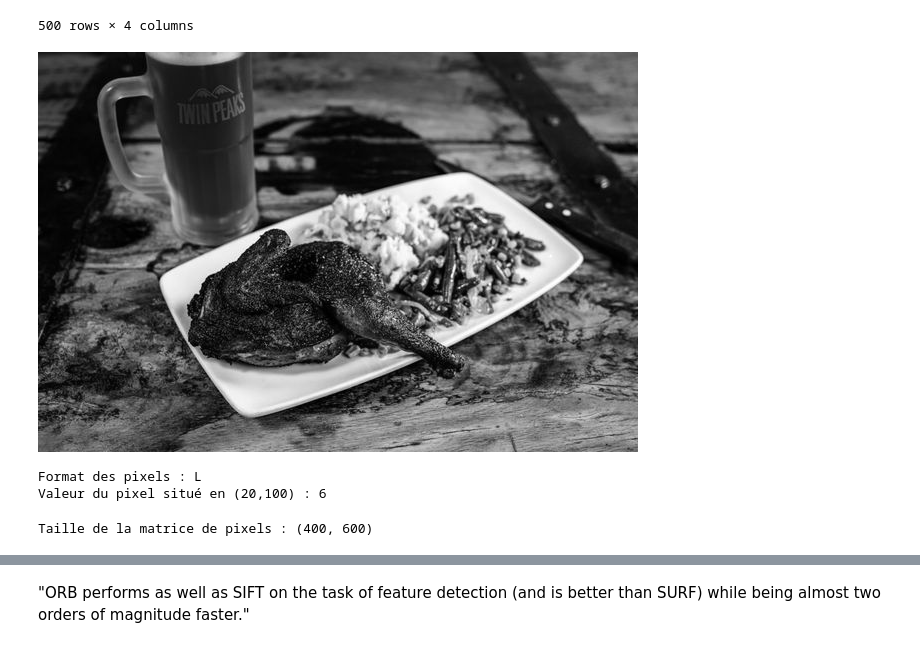
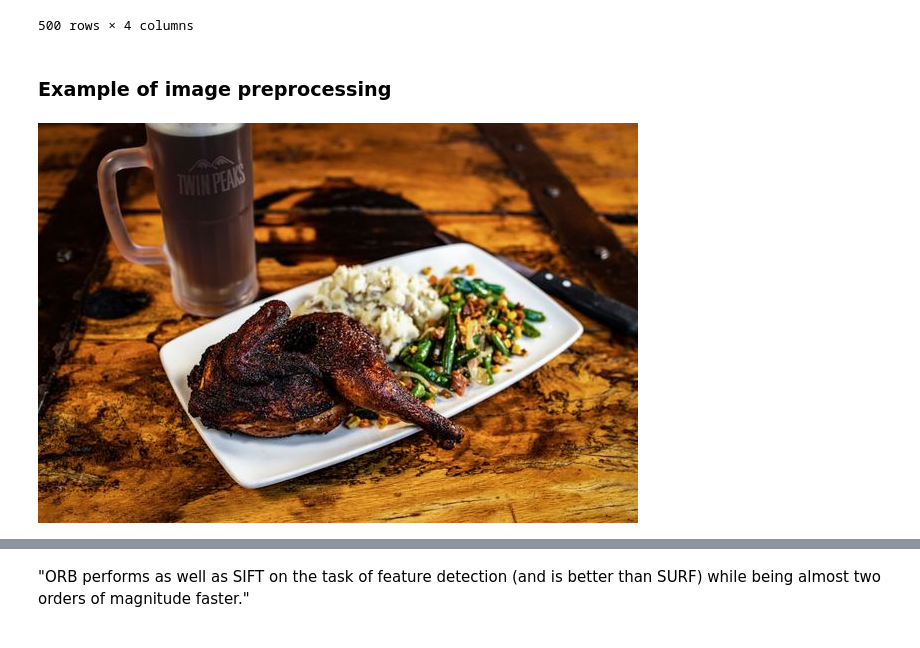
Before and after one commit to katrinmisel/cv_nlp, a Jupyter notebook: notebook_4_images.ipynb, the cells around one changed output, grey strips where cells are left out. Saved outputs shown, nothing was run; the diff lists cells and outputs as text; code cells hidden in the pictures.

```diff
--- a/notebook_4_images.ipynb
+++ b/notebook_4_images.ipynb
@@ -11,5 +20,6 @@ import cv2
 # %%
-df = pd.read_json("photos.json", lines=True)
+directory = "F:\Ingenieur_IA\P6\cv_nlp\yelp_photos"
+df = pd.read_json(directory + "\photos.json", lines=True)
 # %%
 print(f"The dimensions of photos.json are {df.shape[0]} lines and {df.shape[1]} rows.")
 df.head(5)
@@ -53,29 +63,7 @@ import os
+# %% [markdown]
+### Example of image preprocessing
 # %%
-directory = "C:/Users/Katrin/Downloads/yelp_photos/photos/"
-from PIL import ImageOps
-img = Image.open(directory + sample_df.photo_id.iloc[300] + ".jpg")
-img = ImageOps.grayscale(img)
+img = Image.open(directory + "\\photos\\" + sample_df.photo_id.iloc[300] + ".jpg")
 img
 # %% [output]
-[figure, old version]
+[figure, new version]
-# %%
-# Afficher son mode de quantification
-print("Format des pixels : {}".format(img.mode))
-
-# Récupérer et afficher la valeur du pixel à une position précise
-px_value = img.getpixel((20,100))
-print("Valeur du pixel situé en (20,100) : {}".format(px_value))
-# %% [output]
-Format des pixels : L
-Valeur du pixel situé en (20,100) : 6
-# %%
-import numpy as np
-
-# Récupérer les valeurs de tous les pixels sous forme d'une matrice
-mat = np.array(img)
-mat
-
-# Afficher la taille de la matrice de pixels
-print("Taille de la matrice de pixels : {}".format(mat.shape))
-# %% [output]
-Taille de la matrice de pixels : (400, 600)
```
Also changed, not shown: parts of 73 cells of this notebook, 5 other files.
